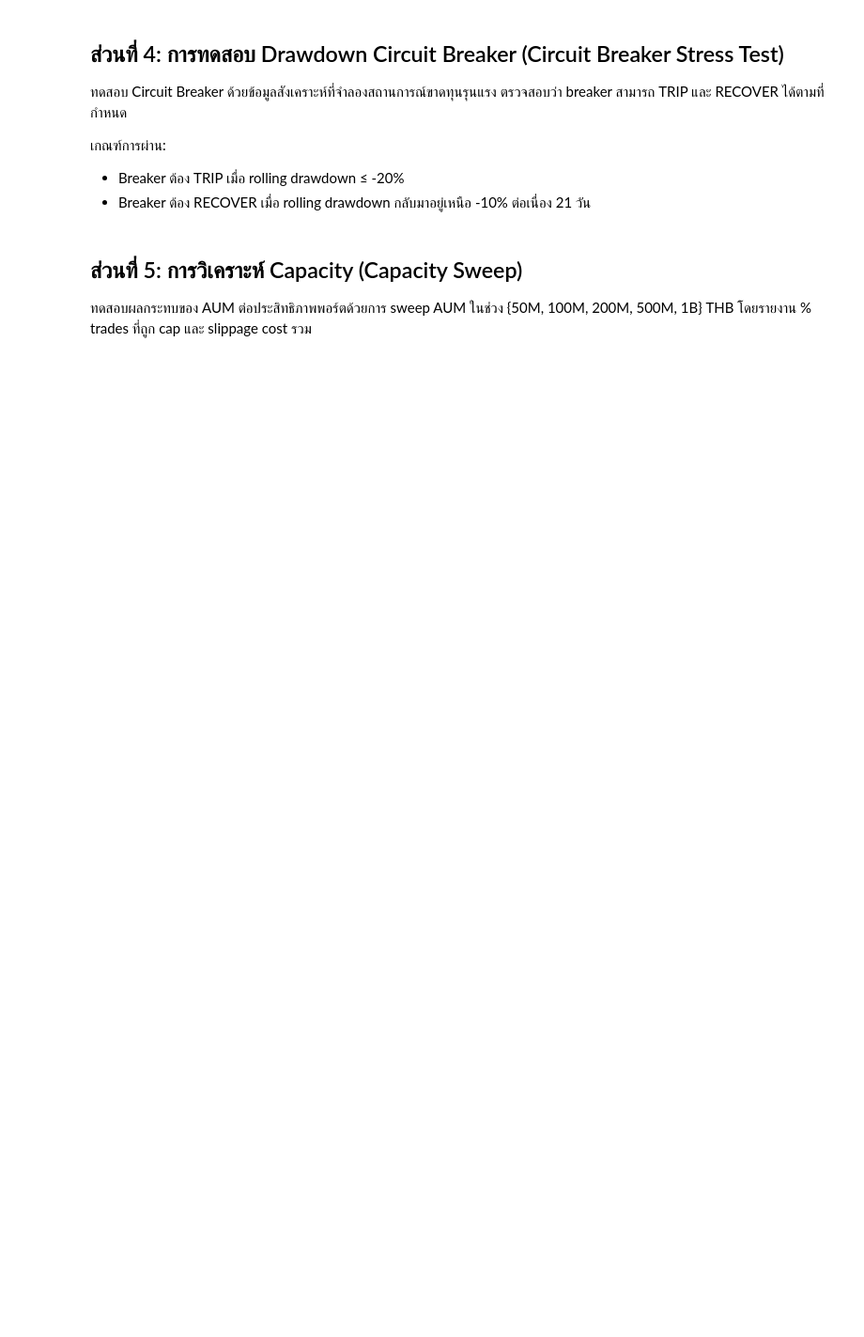
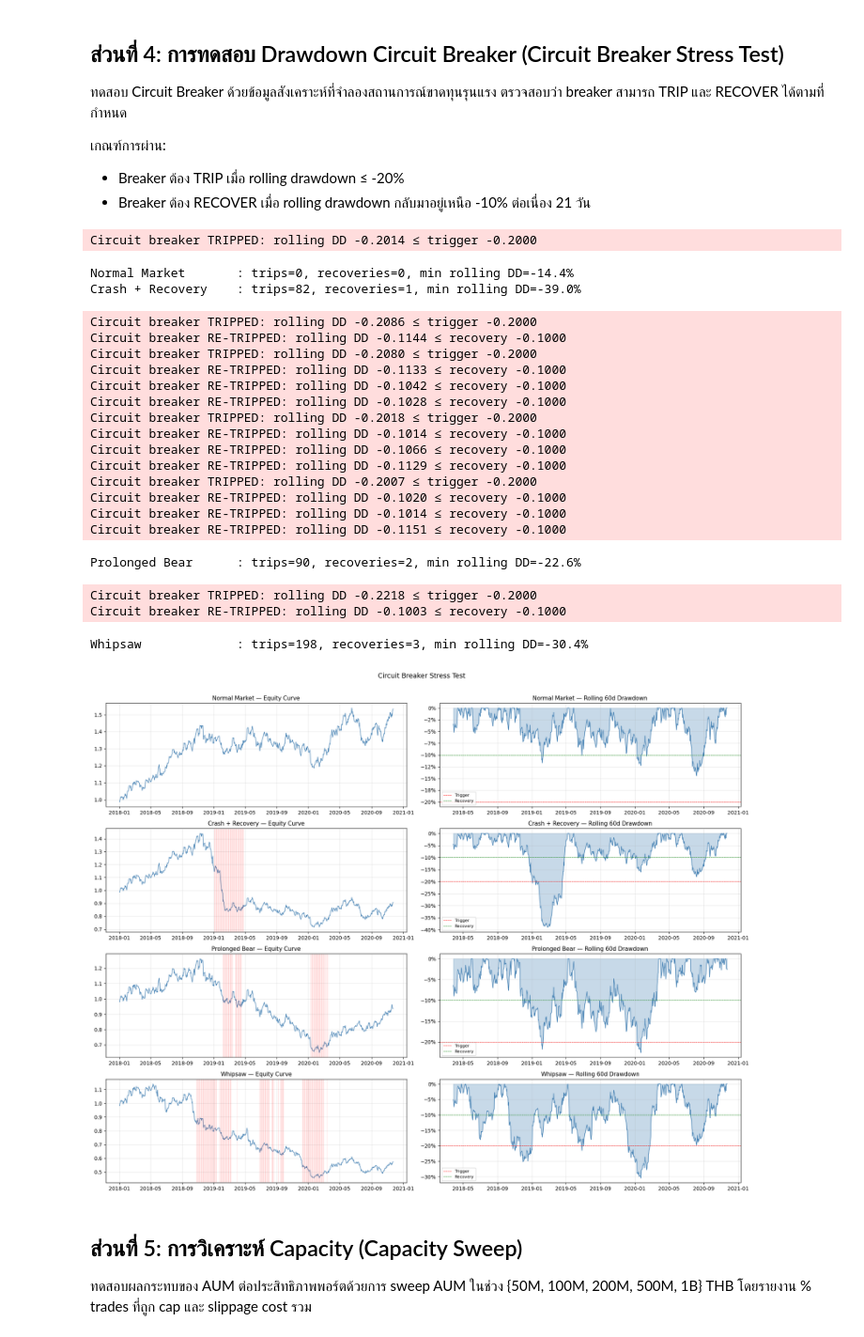
Before and after one commit to lumduan/csm-set, a Jupyter notebook: notebooks/04_portfolio_optimization.ipynb, the cells around one changed output. Shown at 94% size. Drawn from its saved outputs; the diff is of its cells as text; code cells hidden in the pictures; blank space fills up the shorter version.

```diff
--- a/notebooks/04_portfolio_optimization.ipynb
+++ b/notebooks/04_portfolio_optimization.ipynb
@@ -336,9 +358,9 @@ for row, (name, equity) in enumerate(scenarios.items()):
     # Run breaker state machine over rolling windows
     current_state = CircuitBreakerState.NORMAL
     progress = 0
-    states = []
-    equity_fractions = []
-    rolling_dds = []
+    states: list[str] = []
+    equity_fractions: list[float] = []
+    rolling_dds: list[float] = []
     test_weights = pd.Series(1.0 / N_SYMBOLS, index=symbols)
 
     for t in range(63, len(equity) + 1):
@@ -358,38 +380,64 @@ for row, (name, equity) in enumerate(scenarios.items()):
         elif result.current_state == CircuitBreakerState.RECOVERING.value:
             progress = result.recovery_progress_days
         current_state = CircuitBreakerState(result.current_state)
 
-    dd_idx = equity.index[63:]
+    # Align indices: equity.index[62:] matches the first DD computed at t=63
+    dd_idx = equity.index[62:len(equity)]
 
     ax_eq.plot(equity.index, equity.values, color="steelblue", linewidth=1)
     # Highlight tripped periods
-    tripped = [dd_idx[i] for i in range(len(states)) if states[i] == "TRIPPED"]
+    tripped = [dd_idx[i] for i in range(len(states)) if i < len(dd_idx) and states[i] == "TRIPPED"]
     if tripped:
         for t_date in tripped:
             ax_eq.axvline(t_date, color="red", alpha=0.15, linewidth=0.5)
     ax_eq.set_title(f"{name} — Equity Curve", fontsize=11)
     ax_eq.grid(alpha=0.3)
 
-    ax_dd.fill_between(dd_idx, 0, rolling_dds, color="steelblue", alpha=0.3)
-    ax_dd.plot(dd_idx, rolling_dds, color="steelblue", linewidth=1)
+    ax_dd.fill_between(dd_idx, 0, rolling_dds[:len(dd_idx)], color="steelblue", alpha=0.3)
+    ax_dd.plot(dd_idx, rolling_dds[:len(dd_idx)], color="steelblue", linewidth=1)
     ax_dd.axhline(breaker_config.trigger_threshold, color="red", linewidth=0.7, linestyle="--", label="Trigger")
     ax_dd.axhline(breaker_config.recovery_threshold, color="green", linewidth=0.7, linestyle="--", label="Recovery")
     ax_dd.set_title(f"{name} — Rolling 60d Drawdown", fontsize=11)
     ax_dd.legend(fontsize=8)
     ax_dd.yaxis.set_major_formatter(mticker.PercentFormatter(xmax=1, decimals=0))
     ax_dd.grid(alpha=0.3)
 
     n_trips = states.count("TRIPPED")
     n_recoveries = sum(
         1 for i in range(1, len(states))
         if states[i] == "NORMAL" and states[i - 1] in ("TRIPPED", "RECOVERING")
     )
+    dd_vals = [d for d in rolling_dds if d != 0.0]
+    min_dd = min(dd_vals) if dd_vals else 0.0
     print(f"{name:20s}: trips={n_trips}, recoveries={n_recoveries}, "
-          f"min rolling DD={min(rolling_dds):.1%}")
+          f"min rolling DD={min_dd:.1%}")
 
 plt.suptitle("Circuit Breaker Stress Test", fontsize=13, y=1.01)
 plt.tight_layout()
 plt.show()
+# %% [output]
+Circuit breaker TRIPPED: rolling DD -0.2014 ≤ trigger -0.2000
+Normal Market       : trips=0, recoveries=0, min rolling DD=-14.4%
+Crash + Recovery    : trips=82, recoveries=1, min rolling DD=-39.0%
+Circuit breaker TRIPPED: rolling DD -0.2086 ≤ trigger -0.2000
+Circuit breaker RE-TRIPPED: rolling DD -0.1144 ≤ recovery -0.1000
+Circuit breaker TRIPPED: rolling DD -0.2080 ≤ trigger -0.2000
+Circuit breaker RE-TRIPPED: rolling DD -0.1133 ≤ recovery -0.1000
+Circuit breaker RE-TRIPPED: rolling DD -0.1042 ≤ recovery -0.1000
+Circuit breaker RE-TRIPPED: rolling DD -0.1028 ≤ recovery -0.1000
+Circuit breaker TRIPPED: rolling DD -0.2018 ≤ trigger -0.2000
+Circuit breaker RE-TRIPPED: rolling DD -0.1014 ≤ recovery -0.1000
+Circuit breaker RE-TRIPPED: rolling DD -0.1066 ≤ recovery -0.1000
+Circuit breaker RE-TRIPPED: rolling DD -0.1129 ≤ recovery -0.1000
+Circuit breaker TRIPPED: rolling DD -0.2007 ≤ trigger -0.2000
+Circuit breaker RE-TRIPPED: rolling DD -0.1020 ≤ recovery -0.1000
+Circuit breaker RE-TRIPPED: rolling DD -0.1014 ≤ recovery -0.1000
+Circuit breaker RE-TRIPPED: rolling DD -0.1151 ≤ recovery -0.1000
+Prolonged Bear      : trips=90, recoveries=2, min rolling DD=-22.6%
+Circuit breaker TRIPPED: rolling DD -0.2218 ≤ trigger -0.2000
+Circuit breaker RE-TRIPPED: rolling DD -0.1003 ≤ recovery -0.1000
+Whipsaw             : trips=198, recoveries=3, min rolling DD=-30.4%
+[figure, added]
 # %% [markdown]
 ## ส่วนที่ 5: การวิเคราะห์ Capacity (Capacity Sweep)
 
```
Also changed, not shown: parts of 12 cells of this notebook.
